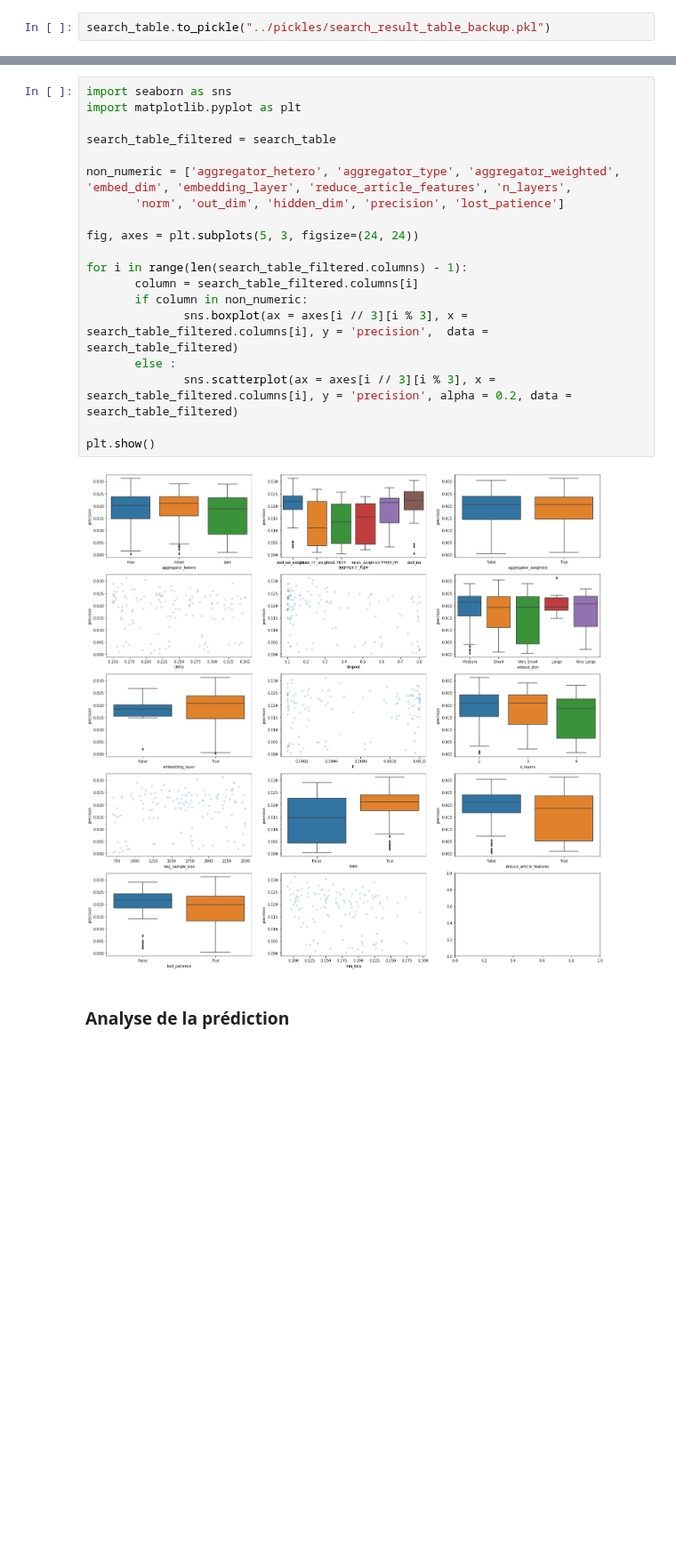
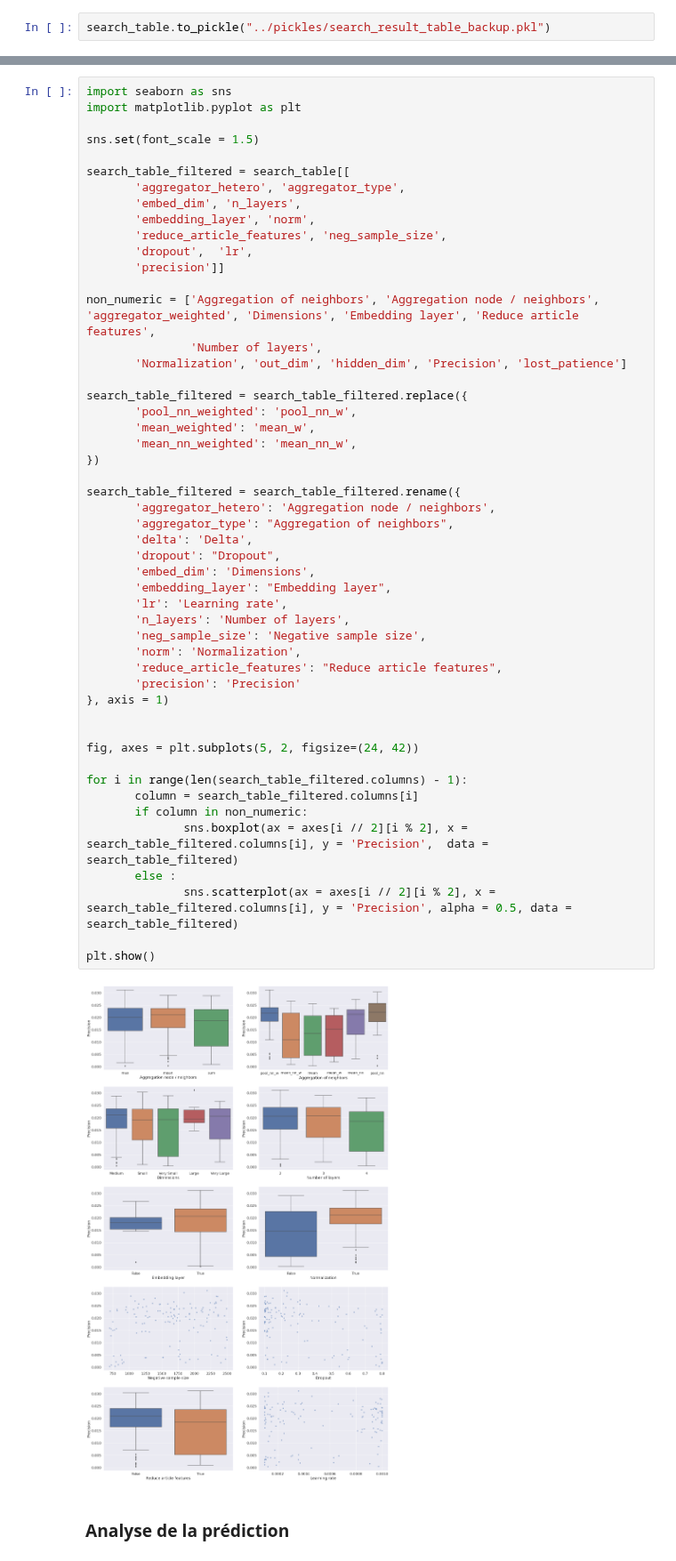
Before and after one commit to treb93/pyhm, a Jupyter notebook: gnn/debug.ipynb, the cells around one changed output, grey strips where cells are left out. Shown at 89% size. Saved outputs shown, nothing was run; the diff lists cells and outputs as text; blank space fills up the shorter version.

```diff
--- a/gnn/debug.ipynb
+++ b/gnn/debug.ipynb
@@ -808,24 +816,55 @@ search_table.to_pickle("../pickles/search_result_table_backup.pkl")
 # %%
 import seaborn as sns
 import matplotlib.pyplot as plt
 
-search_table_filtered = search_table
+sns.set(font_scale = 1.5)
 
-non_numeric = ['aggregator_hetero', 'aggregator_type', 'aggregator_weighted', 'embed_dim', 'embedding_layer', 'reduce_article_features', 'n_layers',
-       'norm', 'out_dim', 'hidden_dim', 'precision', 'lost_patience']
+search_table_filtered = search_table[[
+       'aggregator_hetero', 'aggregator_type',
+       'embed_dim', 'n_layers',
+       'embedding_layer', 'norm',
+       'reduce_article_features', 'neg_sample_size',
+       'dropout',  'lr',
+       'precision']]
 
-fig, axes = plt.subplots(5, 3, figsize=(24, 24))
+non_numeric = ['Aggregation of neighbors', 'Aggregation node / neighbors', 'aggregator_weighted', 'Dimensions', 'Embedding layer', 'Reduce article features',
+               'Number of layers',
+       'Normalization', 'out_dim', 'hidden_dim', 'Precision', 'lost_patience']
+
+search_table_filtered = search_table_filtered.replace({
+       'pool_nn_weighted': 'pool_nn_w',
+       'mean_weighted': 'mean_w',
+       'mean_nn_weighted': 'mean_nn_w',
+})
+
+search_table_filtered = search_table_filtered.rename({
+       'aggregator_hetero': 'Aggregation node / neighbors',
+       'aggregator_type': "Aggregation of neighbors",
+       'delta': 'Delta',
+       'dropout': "Dropout",
+       'embed_dim': 'Dimensions',
+       'embedding_layer': "Embedding layer",
+       'lr': 'Learning rate',
+       'n_layers': 'Number of layers',
+       'neg_sample_size': 'Negative sample size',
+       'norm': 'Normalization',
+       'reduce_article_features': "Reduce article features",
+       'precision': 'Precision'
+}, axis = 1)
+
+
+fig, axes = plt.subplots(5, 2, figsize=(24, 42))
 
 for i in range(len(search_table_filtered.columns) - 1):
        column = search_table_filtered.columns[i]
        if column in non_numeric:
-              sns.boxplot(ax = axes[i // 3][i % 3], x = search_table_filtered.columns[i], y = 'precision',  data = search_table_filtered)
+              sns.boxplot(ax = axes[i // 2][i % 2], x = search_table_filtered.columns[i], y = 'Precision',  data = search_table_filtered)
        else :
-              sns.scatterplot(ax = axes[i // 3][i % 3], x = search_table_filtered.columns[i], y = 'precision', alpha = 0.2, data = search_table_filtered)
+              sns.scatterplot(ax = axes[i // 2][i % 2], x = search_table_filtered.columns[i], y = 'Precision', alpha = 0.5, data = search_table_filtered)
 
 plt.show()
 # %% [output]
-[figure, old version]
+[figure, new version]
 # %% [markdown]
 ### Analyse de la prédiction
 # %%
```
Also changed, not shown: parts of 1 cell of this notebook.
